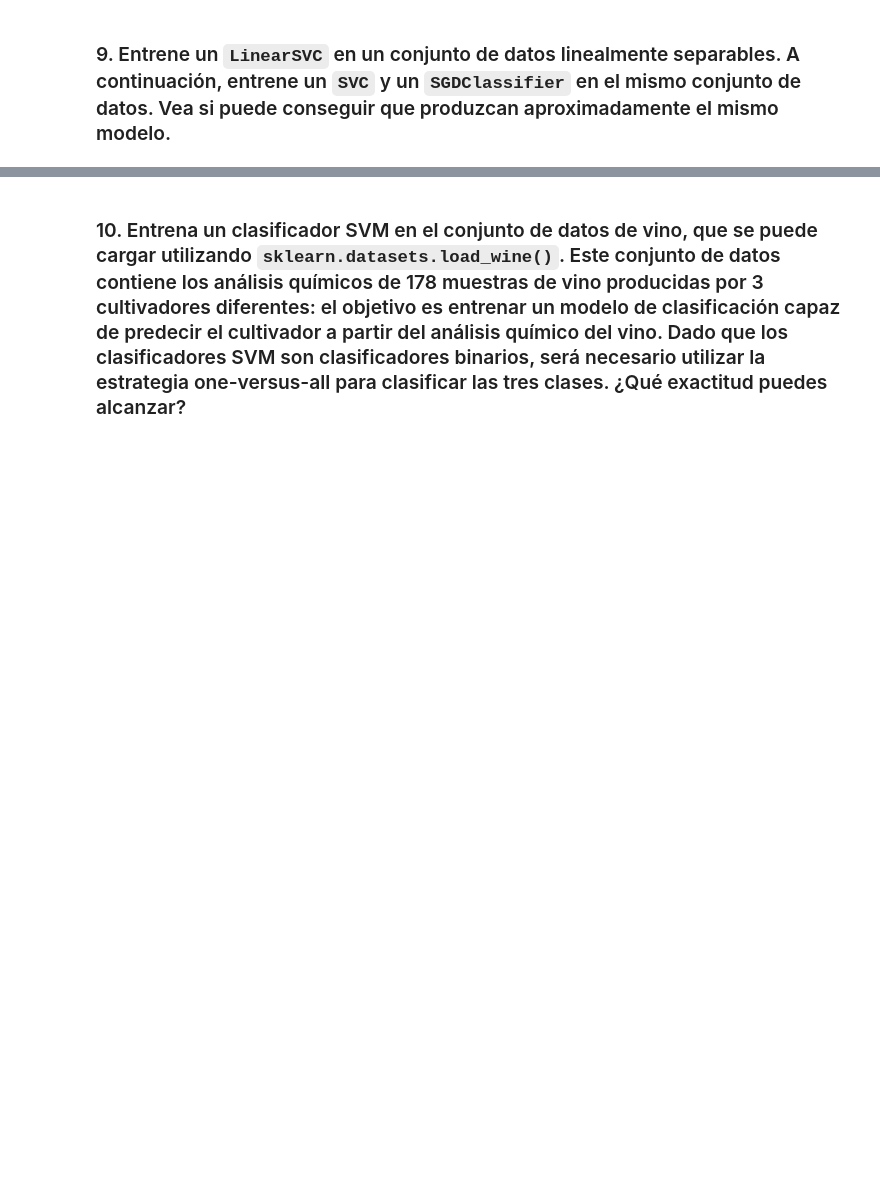
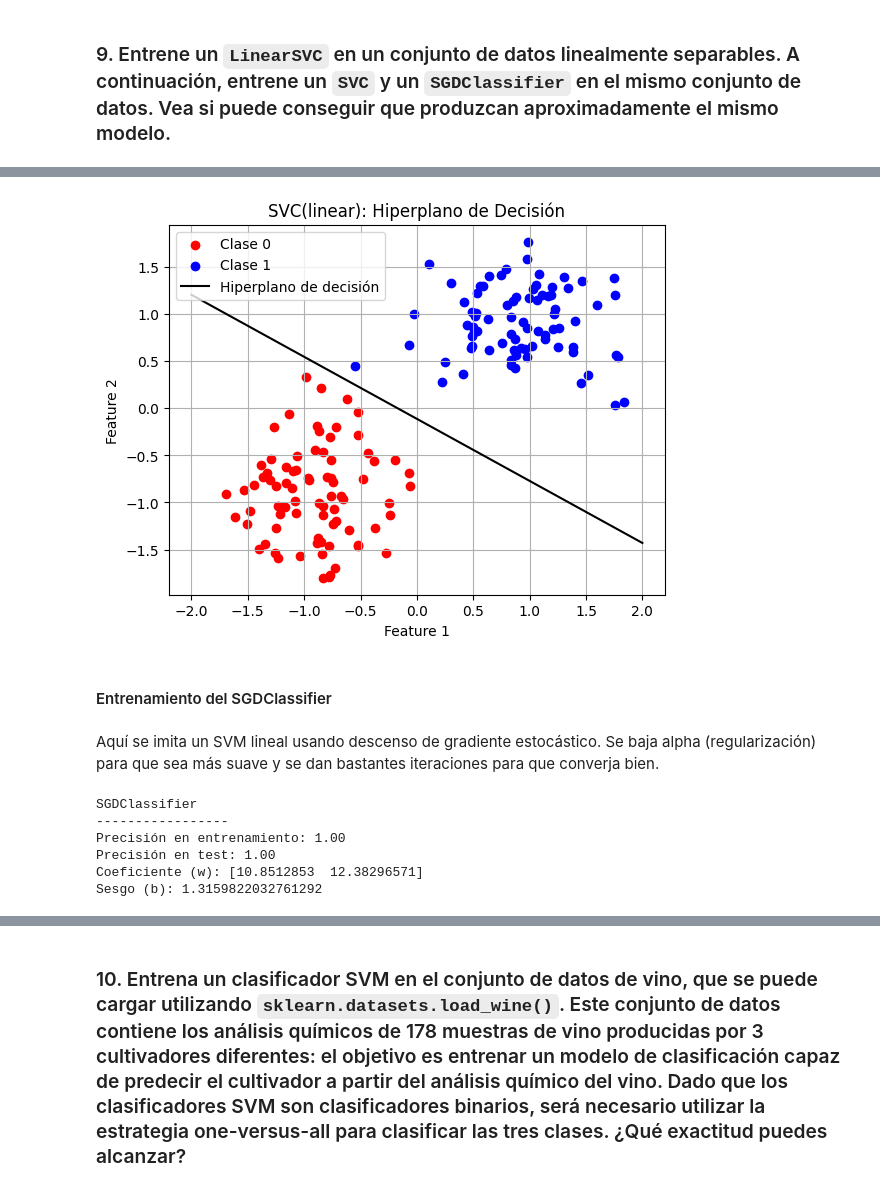
Before and after one commit to hugodidi/muria-machinelearning, a Jupyter notebook: SVM/notebooks/svm_exercises_diazdiazhugo.ipynb, the cells around one changed output, grey strips where cells are left out. Drawn from its saved outputs; the diff is of its cells as text; code cells hidden in the pictures; blank space fills up the shorter version.

```diff
--- a/SVM/notebooks/svm_exercises_diazdiazhugo.ipynb
+++ b/SVM/notebooks/svm_exercises_diazdiazhugo.ipynb
@@ -44,0 +204,51 @@ Sirve para manejar relaciones no lineales sin tener que añadir explícitamente
+# %%
+# Representar hiperplano de decisión
+xx = np.linspace(-2, 2, 100)
+yy = -(w_2[0] * xx + b_2) / w_2[1]
+
+plt.scatter(X_train_scaled[y_train == 0][:, 0], X_train_scaled[y_train == 0][:, 1], color='red', label='Clase 0')
+plt.scatter(X_train_scaled[y_train == 1][:, 0], X_train_scaled[y_train == 1][:, 1], color='blue', label='Clase 1')
+plt.plot(xx, yy, 'k-', label='Hiperplano de decisión')
+plt.title('SVC(linear): Hiperplano de Decisión')
+plt.xlabel('Feature 1')
+plt.ylabel('Feature 2')
+plt.legend()
+plt.grid()
+plt.show()
+# %% [output]
+[figure, added]
+# %% [markdown]
+#### Entrenamiento del SGDClassifier
+# %% [markdown]
+Aquí se imita un SVM lineal usando descenso de gradiente estocástico.
+Se baja alpha (regularización) para que sea más suave y se dan bastantes iteraciones para que converja bien.
+# %%
+sgd_clf = SGDClassifier(
+    loss="hinge",     # pérdida tipo SVM
+    alpha=1e-4,       # regularización moderada
+    max_iter=1000,
+    tol=1e-3,
+    random_state=42
+)
+sgd_clf.fit(X_train_scaled, y_train)
+
+# Evaluar el modelo
+train_accuracy_3 = sgd_clf.score(X_train_scaled, y_train)
+test_accuracy_3 = sgd_clf.score(X_test_scaled, y_test)
+
+# Coeficiente y sesgo
+w_3 = sgd_clf.coef_[0]
+b_3 = sgd_clf.intercept_[0]
+
+print("SGDClassifier \n-----------------")
+print(f"Precisión en entrenamiento: {train_accuracy_3:.2f}")
+print(f"Precisión en test: {test_accuracy_3:.2f}")
+print(f"Coeficiente (w): {w_3}")
+print(f"Sesgo (b): {b_3}")
+# %% [output]
+SGDClassifier
+-----------------
+Precisión en entrenamiento: 1.00
+Precisión en test: 1.00
+Coeficiente (w): [10.8512853  12.38296571]
+Sesgo (b): 1.3159822032761292
```
Also changed, not shown: parts of 45 cells of this notebook.
